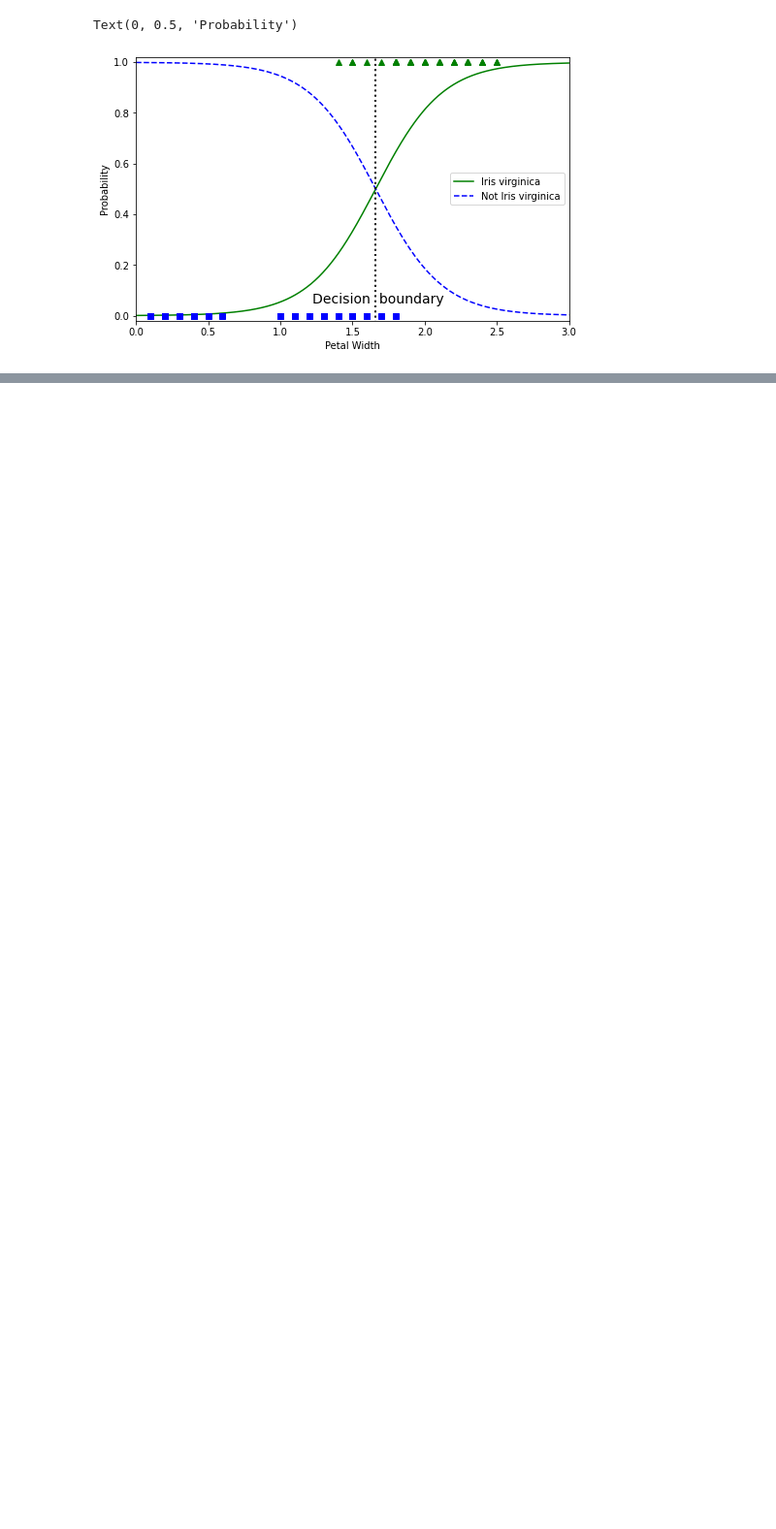
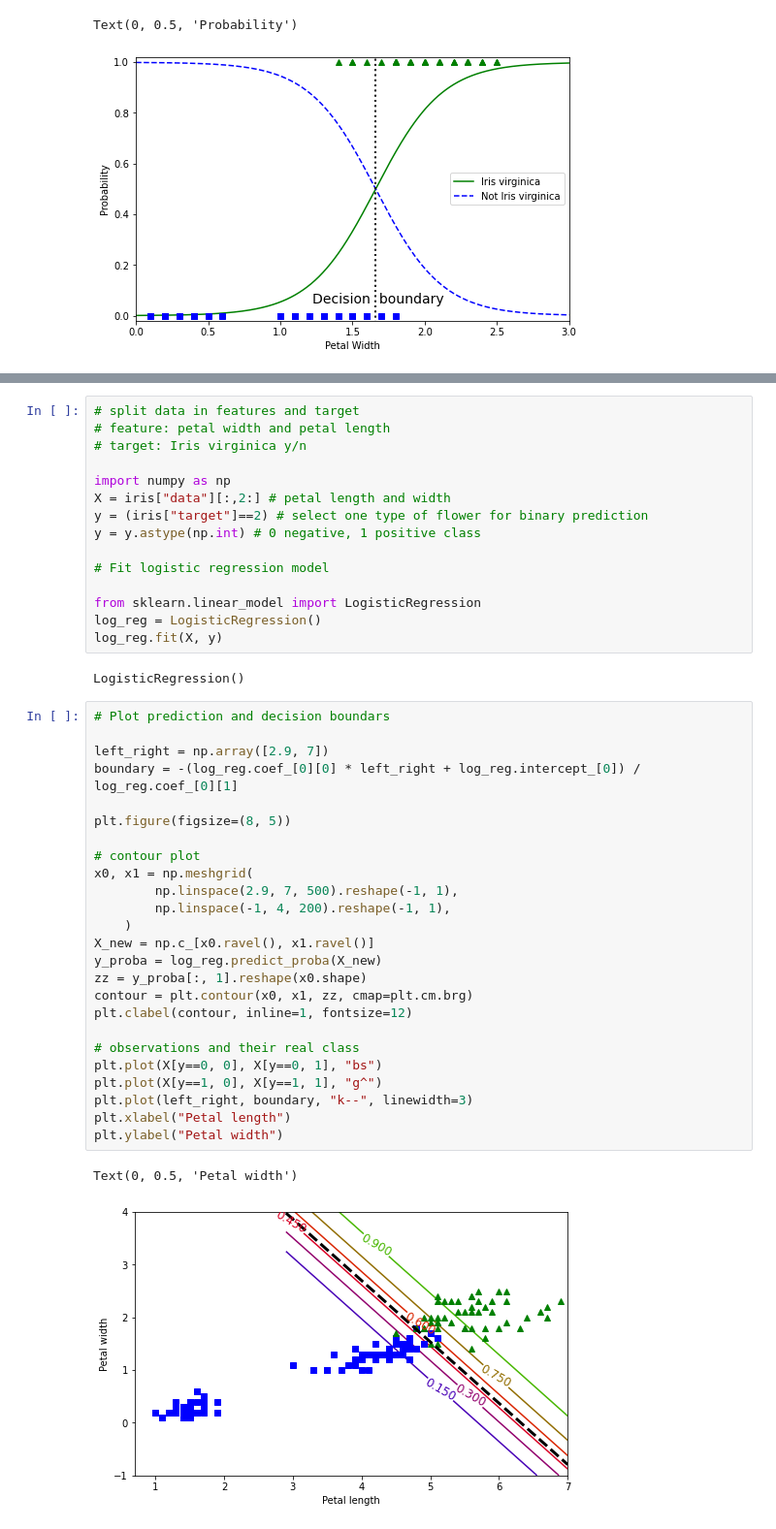
Before and after one commit to JonasSchroeder/handsonmachinelearning, a Jupyter notebook: Logistic Regression (Binary and Multi-class Problem).ipynb, the cells around one changed output, grey strips where cells are left out. Shown at 97% size. Cells and saved outputs as stored; diff of their text form; blank space fills up the shorter version.

Commit message:
worked more on regularization model notebook

```diff
--- a/Logistic Regression (Binary and Multi-class Problem).ipynb
+++ b/Logistic Regression (Binary and Multi-class Problem).ipynb
@@ -100,0 +111,45 @@ TypeError: type numpy.ndarray doesn't define __round__ method
+# %%
+# split data in features and target
+# feature: petal width and petal length
+# target: Iris virginica y/n
+
+import numpy as np
+X = iris["data"][:,2:] # petal length and width
+y = (iris["target"]==2) # select one type of flower for binary prediction
+y = y.astype(np.int) # 0 negative, 1 positive class
+
+# Fit logistic regression model
+
+from sklearn.linear_model import LogisticRegression
+log_reg = LogisticRegression()
+log_reg.fit(X, y)
+# %% [output]
+LogisticRegression()
+# %%
+# Plot prediction and decision boundars
+
+left_right = np.array([2.9, 7])
+boundary = -(log_reg.coef_[0][0] * left_right + log_reg.intercept_[0]) / log_reg.coef_[0][1]
+
+plt.figure(figsize=(8, 5))
+
+# contour plot
+x0, x1 = np.meshgrid(
+        np.linspace(2.9, 7, 500).reshape(-1, 1),
+        np.linspace(-1, 4, 200).reshape(-1, 1),
+    )
+X_new = np.c_[x0.ravel(), x1.ravel()]
+y_proba = log_reg.predict_proba(X_new)
+zz = y_proba[:, 1].reshape(x0.shape)
+contour = plt.contour(x0, x1, zz, cmap=plt.cm.brg)
+plt.clabel(contour, inline=1, fontsize=12)
+
+# observations and their real class
+plt.plot(X[y==0, 0], X[y==0, 1], "bs")
+plt.plot(X[y==1, 0], X[y==1, 1], "g^")
+plt.plot(left_right, boundary, "k--", linewidth=3)
+plt.xlabel("Petal length")
+plt.ylabel("Petal width")
+# %% [output]
+Text(0, 0.5, 'Petal width')
+[figure, added]
```
Also changed, not shown: parts of 9 cells of this notebook.
